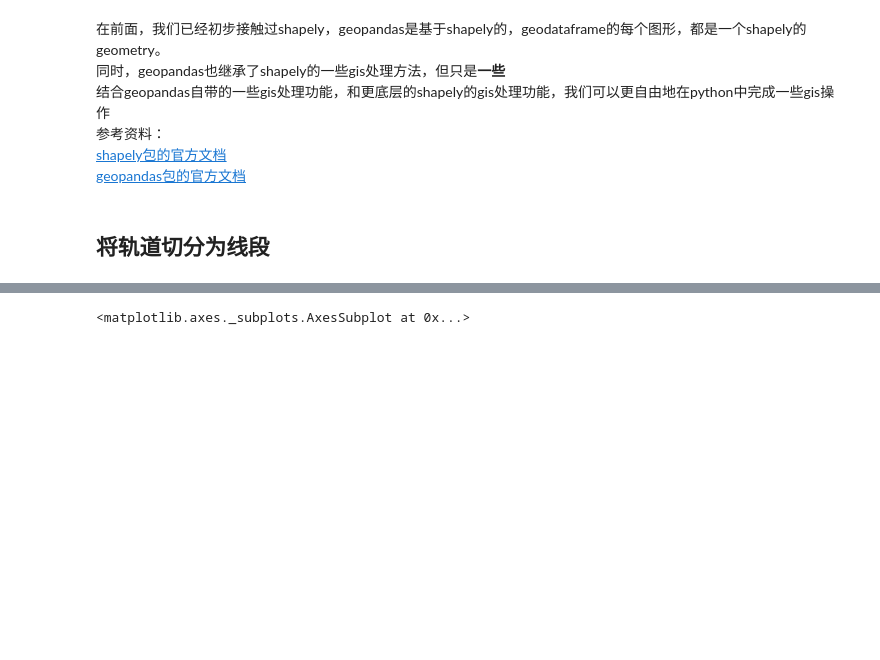
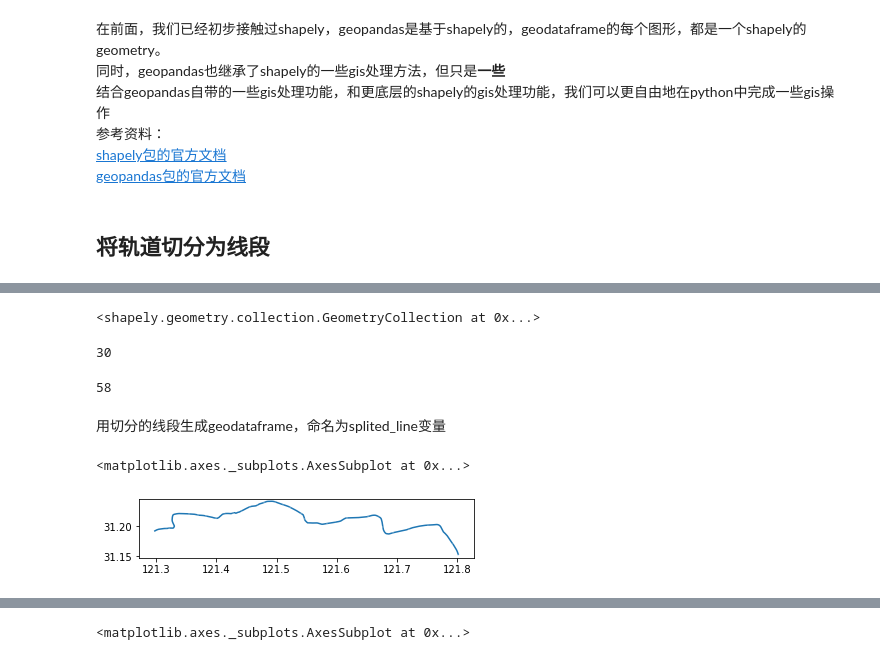
Before and after one commit to ni1o1/pygeo-tutorial, a Jupyter notebook: 轨道客流可视化！shapely初探.ipynb, the cells around one changed output, grey strips where cells are left out. Drawn from its saved outputs; the diff is of its cells as text; code cells hidden in the pictures; blank space fills up the shorter version.

```diff
--- a/轨道客流可视化！shapely初探.ipynb
+++ b/轨道客流可视化！shapely初探.ipynb
@@ -108,0 +115,21 @@ See the caveats in the documentation: http://pandas.pydata.org/pandas-docs/stabl
+# %%
+#切分
+from shapely.ops import split
+#用shapely的split功能切分线，这里，因为点的位置不一定在线上（就算在线上，由于小数点取值问题也可能不会精确的在线上）
+#所以，对点进行buffer以后，再用buffer来切分线
+split_line = split(line_1_geo,stop_1_geo.buffer(0.0008))
+split_line
+# %% [output]
+<shapely.geometry.collection.GeometryCollection at 0x...>
+# %%
+len(stop_1)
+# %% [output]
+30
+# %%
+#实际上已经被切分成为58段了
+len(split_line)
+#只有30个点，为什么会切分为58段呢，这个问题留给各位考虑一下
+# %% [output]
+58
+# %% [markdown]
+用切分的线段生成geodataframe，命名为splited_line变量
@@ -108,0 +142,9 @@ See the caveats in the documentation: http://pandas.pydata.org/pandas-docs/stabl
+# %%
+###############################     答    案    ##################################
+splited_line=gpd.GeoDataFrame({'geometry':split_line})
+splited_line['linename'] = linename
+###################################################################################
+splited_line.plot()
+# %% [output]
+<matplotlib.axes._subplots.AxesSubplot at 0x...>
+[figure, added]
```
Also changed, not shown: parts of 33 cells of this notebook, 4 other files.
